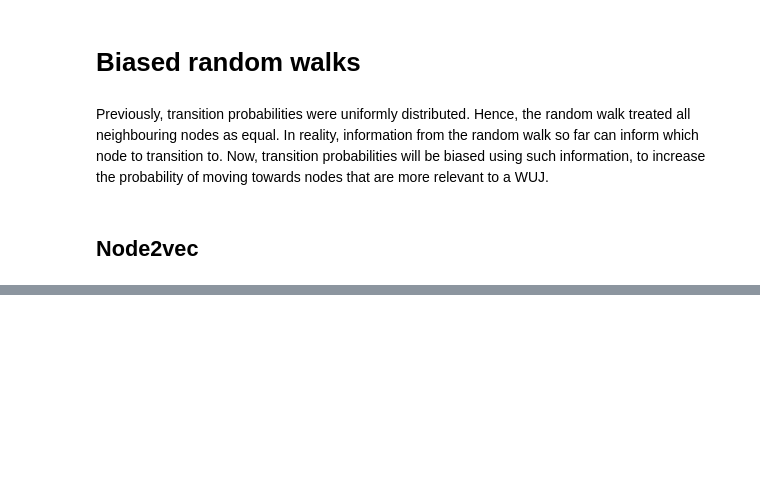
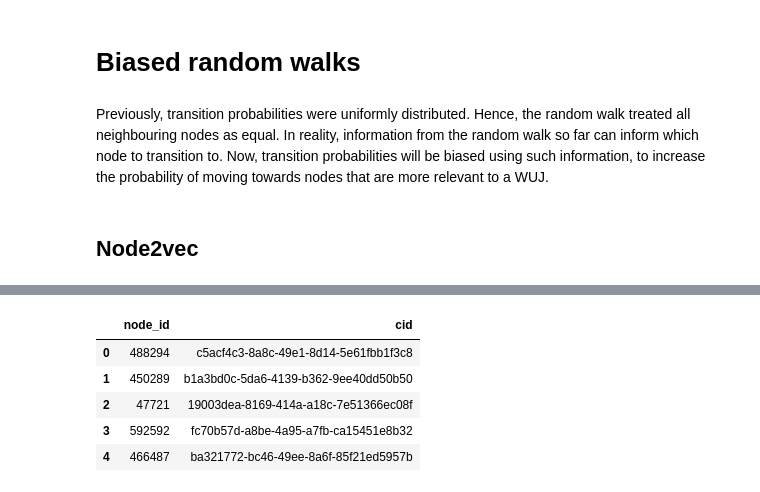
Before and after one commit to alphagov/govuk-wuj-network-analysis, a Jupyter notebook: notebooks/WUJ Community Detection.ipynb, the cells around one changed output, grey strips where cells are left out. Cells and saved outputs as stored; diff of their text form; code cells hidden in the pictures; blank space fills up the shorter version.

```diff
--- a/notebooks/WUJ Community Detection.ipynb
+++ b/notebooks/WUJ Community Detection.ipynb
@@ -433,0 +473,13 @@ Previously, transition probabilities were uniformly distributed. Hence, the rand
+# %%
+node_ids = pd.DataFrame({
+                        'node_id': [n[0] for n in list(G.nodes(data=True))],
+                        'cid': [n[1]['properties']['contentID'] for n in list(G.nodes(data=True))]
+                        })
+node_ids.head()
+# %% [output]
+|  | node_id | cid |
+| 0 | 488294 | c5acf4c3-8a8c-49e1-8d14-5e61fbb1f3c8 |
+| 1 | 450289 | b1a3bd0c-5da6-4139-b362-9ee40dd50b50 |
+| 2 | 47721 | 19003dea-8169-414a-a18c-7e51366ec08f |
+| 3 | 592592 | fc70b57d-a8be-4a95-a7fb-ca15451e8b32 |
+| 4 | 466487 | ba321772-bc46-49ee-8a6f-85f21ed5957b |
```
Also changed, not shown: parts of 17 cells of this notebook.
